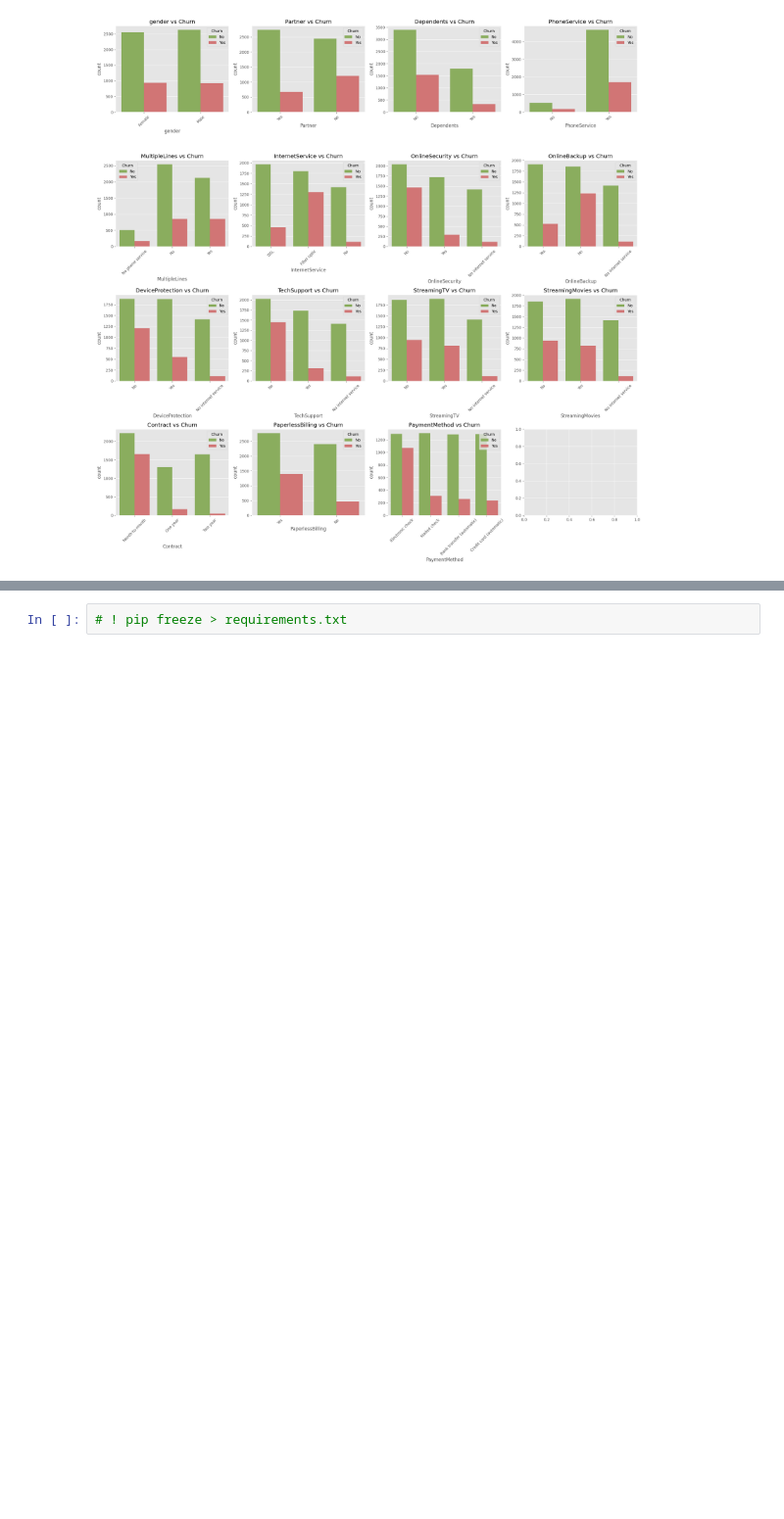
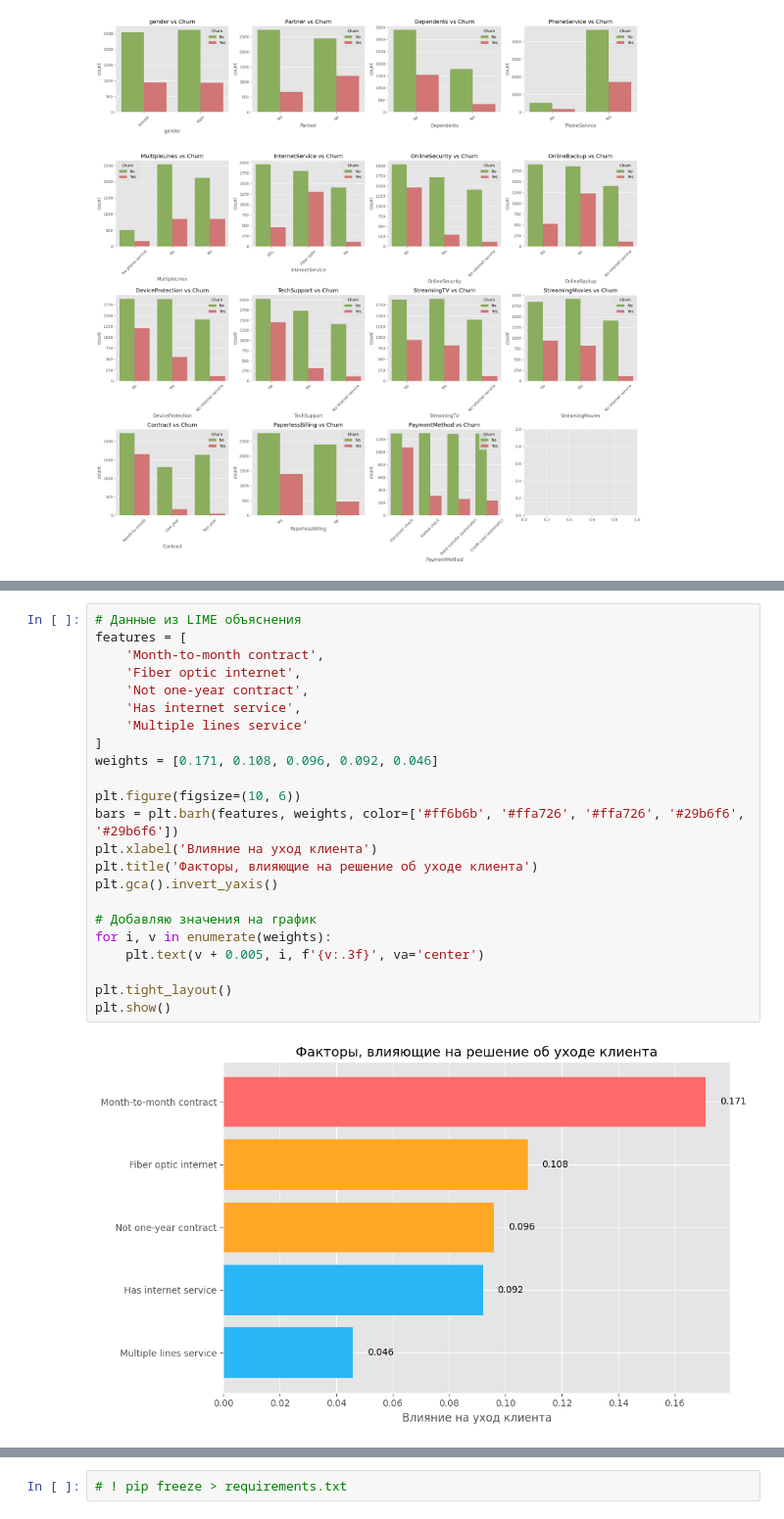
Before and after one commit to DgtrDN/diplom, a Jupyter notebook: diplom_telco_customer.ipynb, the cells around one changed output, grey strips where cells are left out. Shown at 98% size. Cells and saved outputs as stored; diff of their text form; blank space fills up the shorter version.

```diff
--- a/diplom_telco_customer.ipynb
+++ b/diplom_telco_customer.ipynb
@@ -186,0 +489,25 @@ plt.show()
+# %%
+# Данные из LIME объяснения
+features = [
+    'Month-to-month contract',
+    'Fiber optic internet',
+    'Not one-year contract',
+    'Has internet service',
+    'Multiple lines service'
+]
+weights = [0.171, 0.108, 0.096, 0.092, 0.046]
+
+plt.figure(figsize=(10, 6))
+bars = plt.barh(features, weights, color=['#ff6b6b', '#ffa726', '#ffa726', '#29b6f6', '#29b6f6'])
+plt.xlabel('Влияние на уход клиента')
+plt.title('Факторы, влияющие на решение об уходе клиента')
+plt.gca().invert_yaxis()
+
+# Добавляю значения на график
+for i, v in enumerate(weights):
+    plt.text(v + 0.005, i, f'{v:.3f}', va='center')
+
+plt.tight_layout()
+plt.show()
+# %% [output]
+[figure, added]
```
Also changed, not shown: parts of 135 cells of this notebook, 5 other files.
